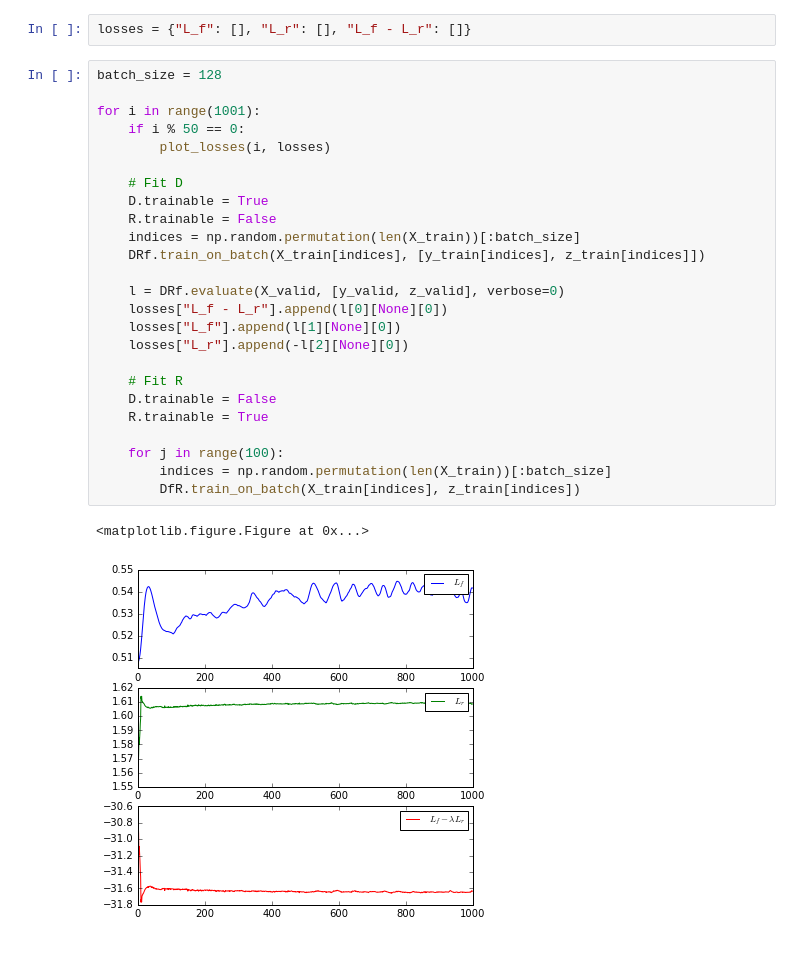
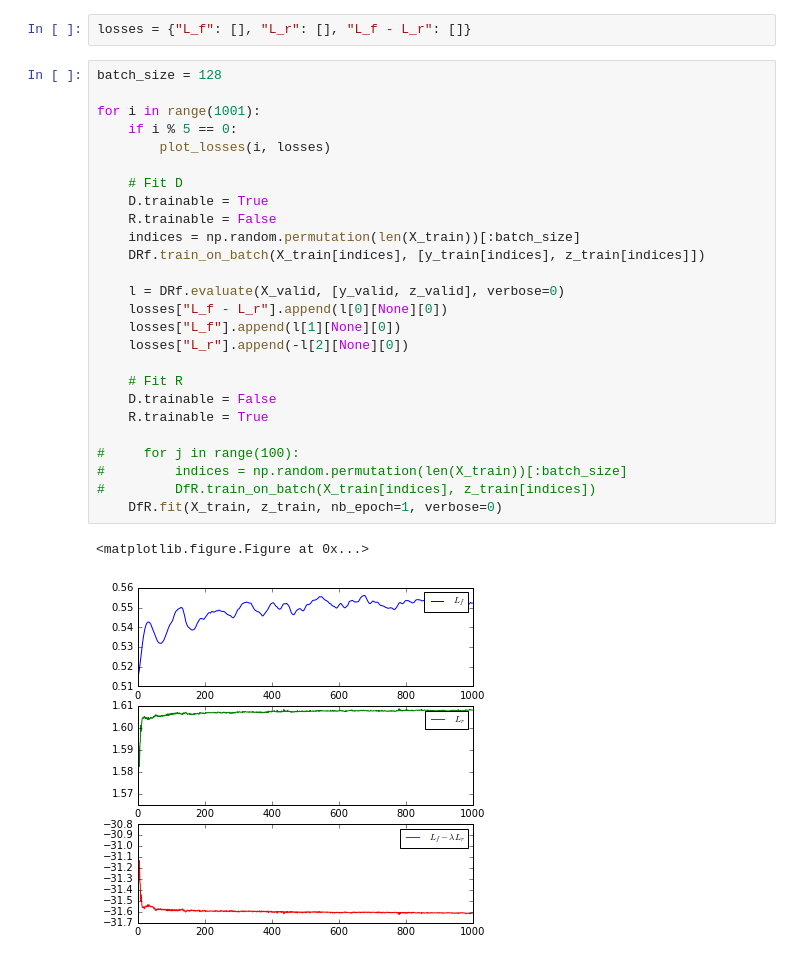
Before and after one commit to glouppe/paper-learning-to-pivot, a Jupyter notebook: code/Toy.ipynb, the cells around one changed output. Saved outputs shown, nothing was run; the diff lists cells and outputs as text.

```diff
--- a/code/Toy.ipynb
+++ b/code/Toy.ipynb
@@ -697,31 +697,32 @@ losses = {"L_f": [], "L_r": [], "L_f - L_r": []}
 # %%
 batch_size = 128
 
 for i in range(1001):
-    if i % 50 == 0:
+    if i % 5 == 0:
         plot_losses(i, losses)
 
     # Fit D
     D.trainable = True
     R.trainable = False
     indices = np.random.permutation(len(X_train))[:batch_size]
     DRf.train_on_batch(X_train[indices], [y_train[indices], z_train[indices]])
 
     l = DRf.evaluate(X_valid, [y_valid, z_valid], verbose=0)
     losses["L_f - L_r"].append(l[0][None][0])
     losses["L_f"].append(l[1][None][0])
     losses["L_r"].append(-l[2][None][0])
 
     # Fit R
     D.trainable = False
     R.trainable = True
 
-    for j in range(100):
-        indices = np.random.permutation(len(X_train))[:batch_size]
-        DfR.train_on_batch(X_train[indices], z_train[indices])
+#     for j in range(100):
+#         indices = np.random.permutation(len(X_train))[:batch_size]
+#         DfR.train_on_batch(X_train[indices], z_train[indices])
+    DfR.fit(X_train, z_train, nb_epoch=1, verbose=0)
 # %% [output]
 <matplotlib.figure.Figure at 0x...>
-[figure, old version]
+[figure, new version]
 # %%
 #plt.hist(1. - D.predict(X), bins=50, normed=1, histtype="step", label="$-1<z<4$")
 plt.hist(1. - D.predict(X[(-1 < z) & (z < 0)]), bins=50, normed=1, histtype="step", label="$-1<z<0$")
```
Also changed, not shown: parts of 12 cells of this notebook.
